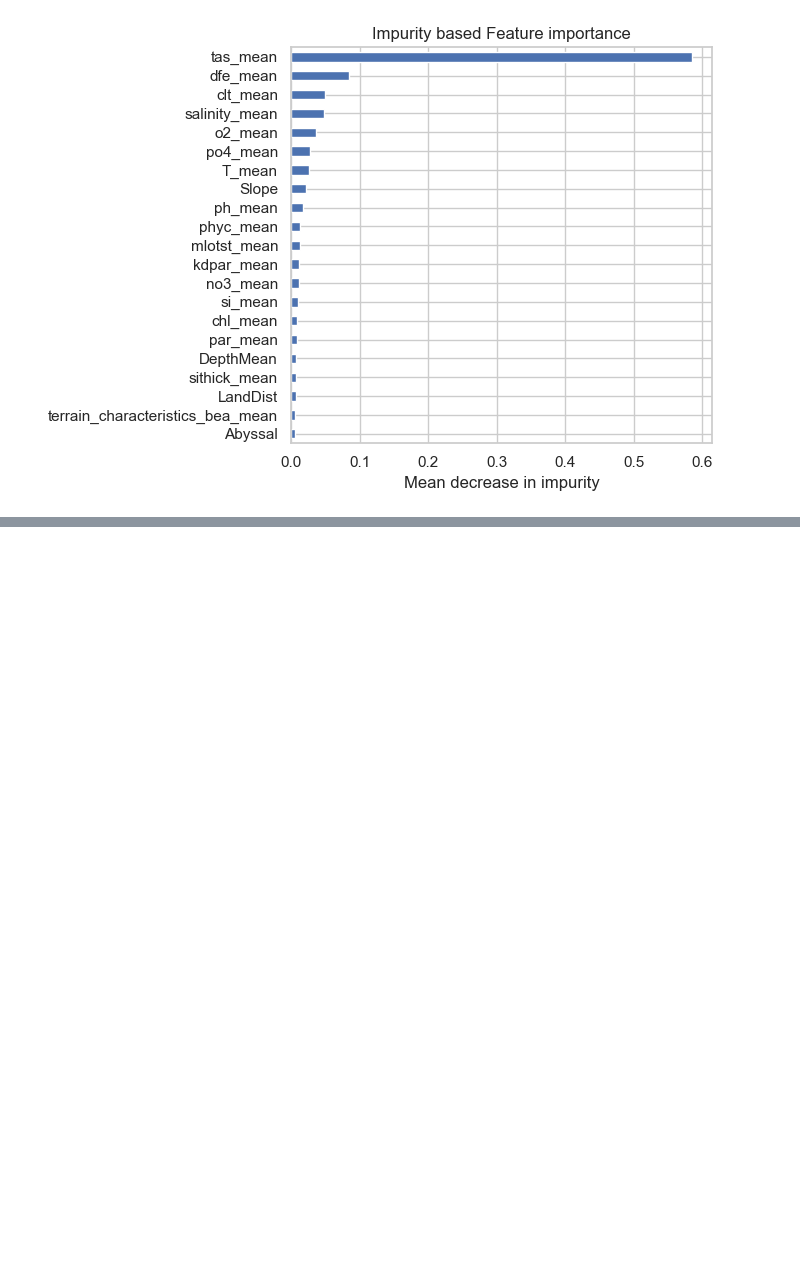
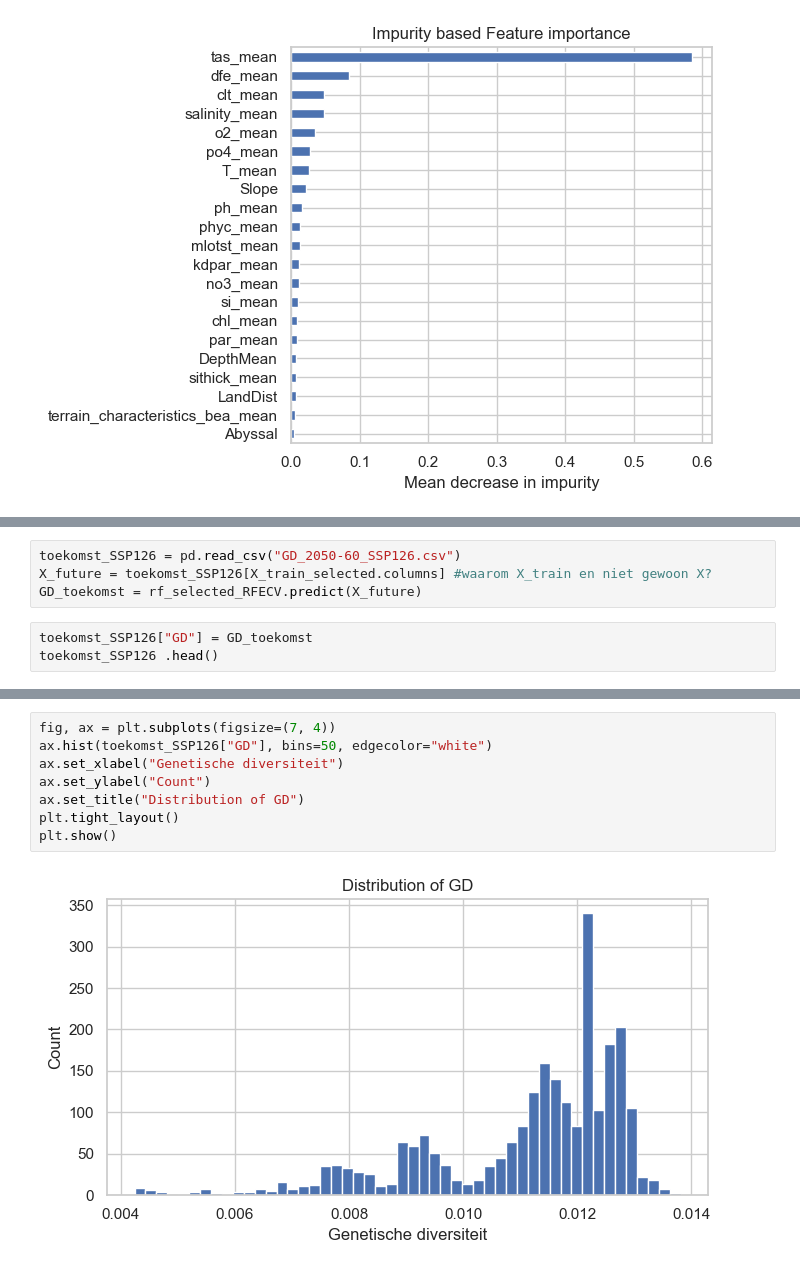
Before and after one commit to KatoMonteyne/Bachelorproef, a Jupyter notebook: model_GD.ipynb, the cells around one changed output, grey strips where cells are left out. Saved outputs shown, nothing was run; the diff lists cells and outputs as text; blank space fills up the shorter version.

```diff
--- a/model_GD.ipynb
+++ b/model_GD.ipynb
@@ -674,0 +750,7 @@ plt.show()
+# %%
+toekomst_SSP126 = pd.read_csv("GD_2050-60_SSP126.csv")
+X_future = toekomst_SSP126[X_train_selected.columns] #waarom X_train en niet gewoon X?
+GD_toekomst = rf_selected_RFECV.predict(X_future)
+# %%
+toekomst_SSP126["GD"] = GD_toekomst
+toekomst_SSP126 .head()
@@ -674,0 +765,10 @@ plt.show()
+# %%
+fig, ax = plt.subplots(figsize=(7, 4))
+ax.hist(toekomst_SSP126["GD"], bins=50, edgecolor="white")
+ax.set_xlabel("Genetische diversiteit")
+ax.set_ylabel("Count")
+ax.set_title("Distribution of GD")
+plt.tight_layout()
+plt.show()
+# %% [output]
+[figure, added]
```
Also changed, not shown: parts of 25 cells of this notebook, 2 other files.
